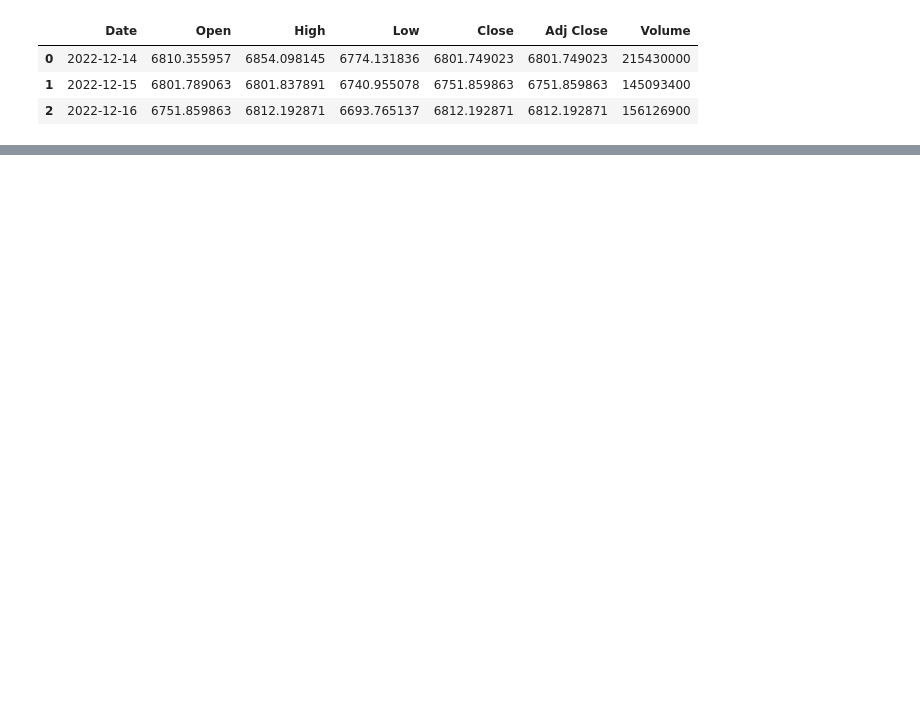
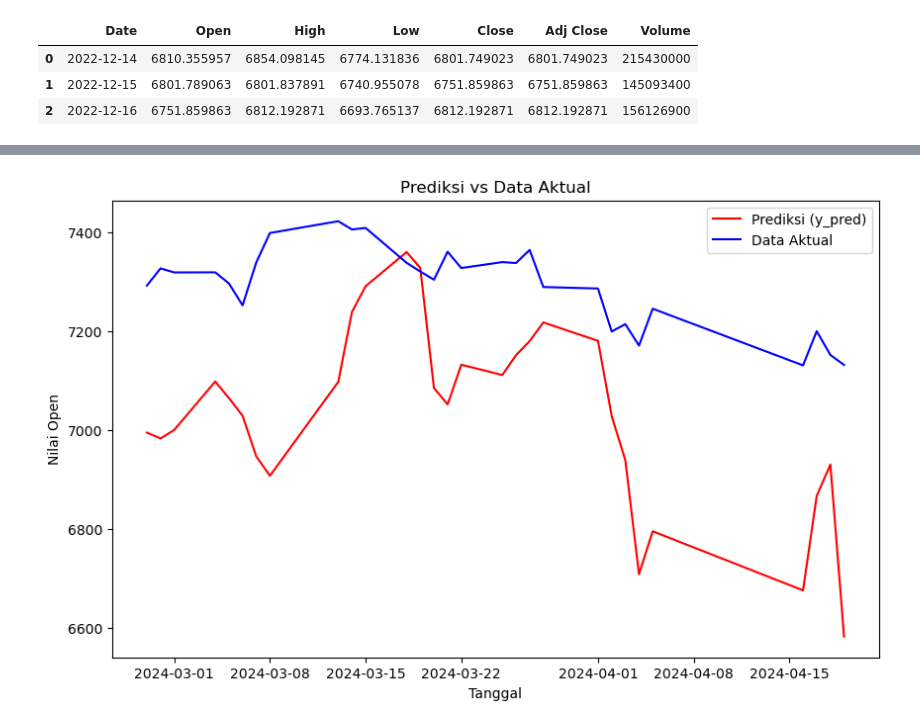
Before and after one commit to zyxn/stock_forecast_sentiment, a Jupyter notebook: notebooks/v1-zbp-lstm.ipynb, the cells around one changed output, grey strips where cells are left out. Cells and saved outputs as stored; diff of their text form; code cells hidden in the pictures; blank space fills up the shorter version.

```diff
--- a/notebooks/v1-zbp-lstm.ipynb
+++ b/notebooks/v1-zbp-lstm.ipynb
@@ -110,0 +268,5 @@ X_scaled_train = scaler.fit_transform(X_train)
+# %%
+scaled_val_data = scaler.fit_transform(validation_data)
+
+# Konversi data yang telah dinormalisasi kembali ke dalam DataFrame
+scaled_val_data = pd.DataFrame(scaled_val_data, columns=validation_data.columns)
@@ -111,3 +293,3 @@ X_scaled_train = scaler.fit_transform(X_train)
 # %%
-y_val = validation_data[["Open(t)"]]
-X_val = validation_data.drop(["Open(t)","Close(t)","High(t)","Low(t)","Adj Close(t)"],axis=1)
+y_val_scaled = scaled_val_data[["Open(t)"]]  # Ambil kolom Open(t) sebagai target
+X_val_scaled = scaled_val_data.drop(["Open(t)", "Close(t)", "High(t)", "Low(t)", "Adj Close(t)"], axis=1)
@@ -115,0 +296,12 @@ X_scaled_val = scaler.fit_transform(X_train)
+# %%
+timesteps = 3
+features = 5
+X_val = []
+for i in range(timesteps):
+    X_val.append(X_val_scaled.iloc[:, i*features:(i+1)*features].values)
+
+# Ubah list menjadi array numpy
+X_val = np.array(X_val)
+X_val = X_val.transpose(1, 0, 2)
+# Bentuknya menjadi (jumlah_sampel, timestep, feature)
+print(X_val.shape)
@@ -115,0 +310,2 @@ X_scaled_val = scaler.fit_transform(X_train)
+# %%
+y_val_pred = model_lstm.predict(X_val)
@@ -115,0 +343,14 @@ X_scaled_val = scaler.fit_transform(X_train)
+# %%
+import matplotlib.pyplot as plt
+
+# Plot hasil prediksi (y_pred) dan data aktual (train_data['Open(t)'])
+plt.figure(figsize=(10, 6))
+plt.plot(validation_data.index, y_val_pred.squeeze(), label='Prediksi (y_pred)', color='red')
+plt.plot(validation_data.index, validation_data['Open(t)'], label='Data Aktual', color='blue')
+plt.xlabel('Tanggal')
+plt.ylabel('Nilai Open')
+plt.title('Prediksi vs Data Aktual')
+plt.legend()
+plt.show()
+# %% [output]
+[figure, added]
```
Also changed, not shown: parts of 22 cells of this notebook.
